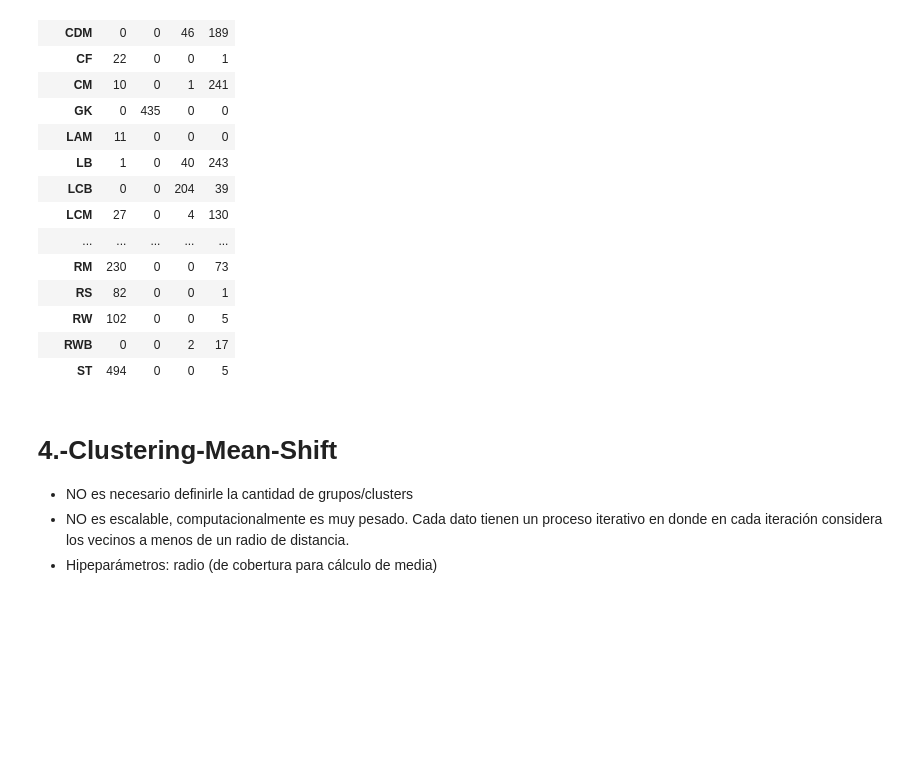
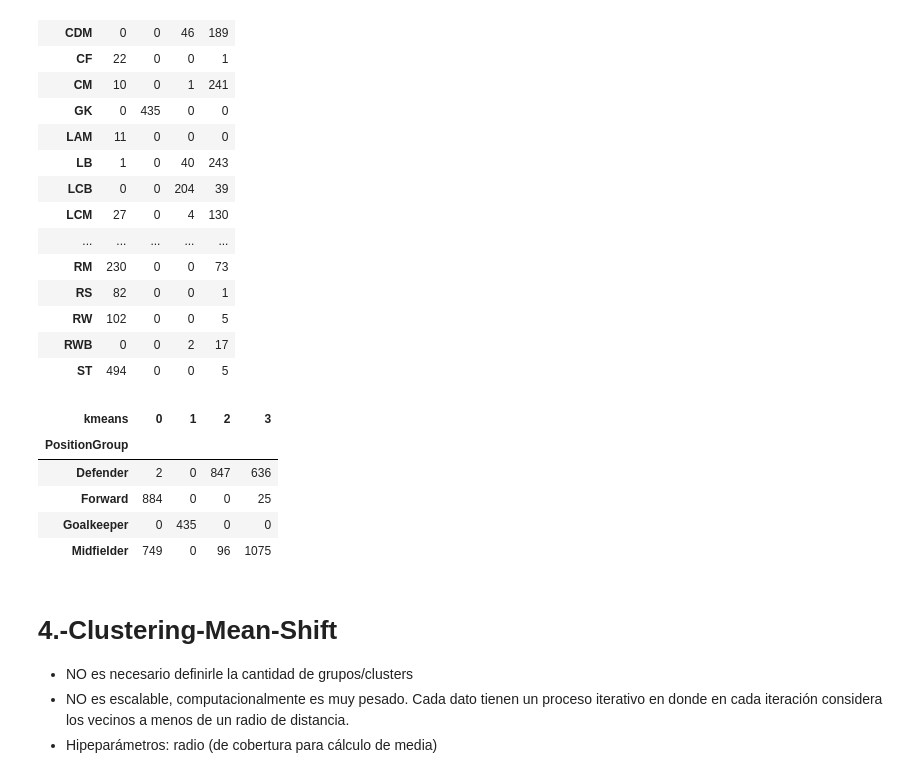
Before and after one commit to LucasOWL/aprendizaje-no-supervisado, a Jupyter notebook: ntb_clustering_2_fifa2019.ipynb, the cells around one changed output. Cells and saved outputs as stored; diff of their text form; code cells hidden in the pictures; blank space fills up the shorter version.

```diff
--- a/ntb_clustering_2_fifa2019.ipynb
+++ b/ntb_clustering_2_fifa2019.ipynb
@@ -209,6 +209,15 @@ iplot(fig)
 [interactive output not drawn]
 # %% [markdown]
 KMeans identifica claramente arqueros y delanteros. Respecto a defensores y mediocampistas, se observan mezclas entre ambos clústers
+# %%
+df_clusters['Position'].unique()
+forwards = ['RF', 'ST', 'LW', 'LF', 'RW', 'CF', 'LS', 'RS']
+midfielders = ['RCM', 'LCM', 'LDM', 'CAM', 'CDM', 'RM', 'LAM', 'LM', 'RDM', 'CM', 'RAM']
+defenders = ['RCB', 'CB', 'LCB', 'LB', 'RB', 'RWB', 'LWB']
+df_clusters['PositionGroup'] = np.where(df_clusters['Position'].isin(forwards), 'Forward',
+                                np.where(df_clusters['Position'].isin(midfielders), 'Midfielder',
+                                np.where(df_clusters['Position'].isin(defenders), 'Defender',
+                                'Goalkeeper')))
 # %%
 df_clusters_conting = df_clusters.groupby(['kmeans', 'Position']).agg('count')[['ID']]
 df_clusters_conting = df_clusters_conting.pivot_table(values='ID',index=['Position'], columns=['kmeans'],fill_value=0.)
@@ -232,6 +241,17 @@ df_clusters_conting
 | RW | 102 | 0 | 0 | 5 |
 | RWB | 0 | 0 | 2 | 17 |
 | ST | 494 | 0 | 0 | 5 |
+# %%
+df_clusters_conting_2 = df_clusters.groupby(['kmeans', 'PositionGroup']).agg('count')[['ID']]
+df_clusters_conting_2 = df_clusters_conting_2.pivot_table(values='ID',index=['PositionGroup'], columns=['kmeans'],fill_value=0.)
+df_clusters_conting_2
+# %% [output]
+| kmeans | 0 | 1 | 2 | 3 |
+| PositionGroup |  |  |  |  |
+| Defender | 2 | 0 | 847 | 636 |
+| Forward | 884 | 0 | 0 | 25 |
+| Goalkeeper | 0 | 435 | 0 | 0 |
+| Midfielder | 749 | 0 | 96 | 1075 |
 # %% [markdown]
 # 4.-Clustering-Mean-Shift
 
```
